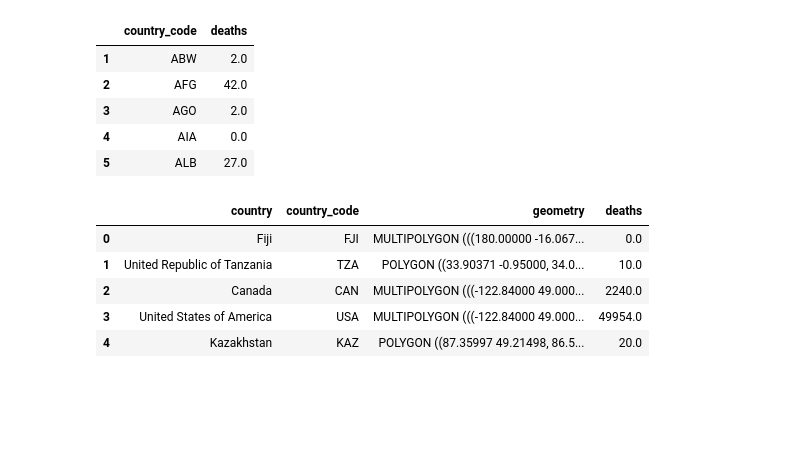
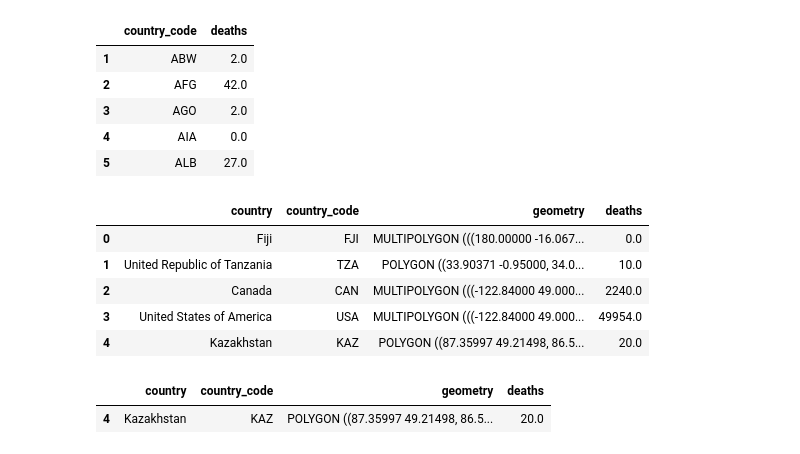
Before and after one commit to MFHolm/socialData, a Jupyter notebook: map_visualisation.ipynb, the cells around one changed output. Saved outputs shown, nothing was run; the diff lists cells and outputs as text; code cells hidden in the pictures; blank space fills up the shorter version.

```diff
--- a/map_visualisation.ipynb
+++ b/map_visualisation.ipynb
@@ -86,6 +118,11 @@ merged.head()
 | 2 | Canada | CAN | MULTIPOLYGON (((-122.84000 49.000... | 2240.0 |
 | 3 | United States of America | USA | MULTIPOLYGON (((-122.84000 49.000... | 49954.0 |
 | 4 | Kazakhstan | KAZ | POLYGON ((87.35997 49.21498, 86.5... | 20.0 |
+# %%
+merged[merged['country'] == 'Kazakhstan']
+# %% [output]
+|  | country | country_code | geometry | deaths |
+| 4 | Kazakhstan | KAZ | POLYGON ((87.35997 49.21498, 86.5... | 20.0 |
 # %%
 #Read data to json.
 merged_json = json.loads(merged.to_json())
```
Also changed, not shown: parts of 9 cells of this notebook, 1 other file.
